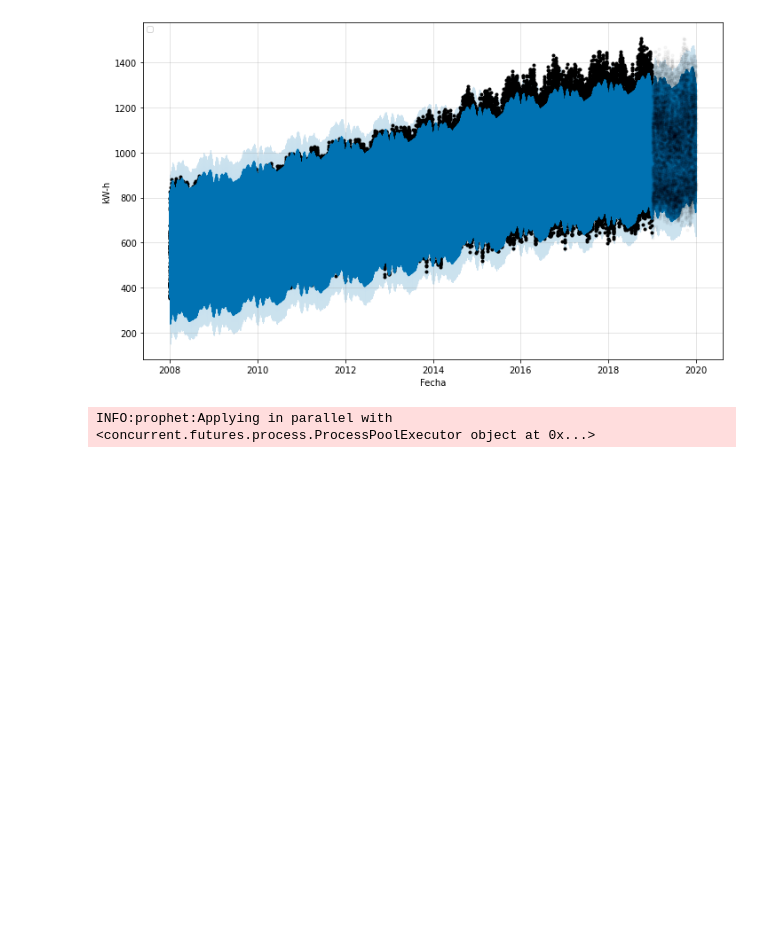
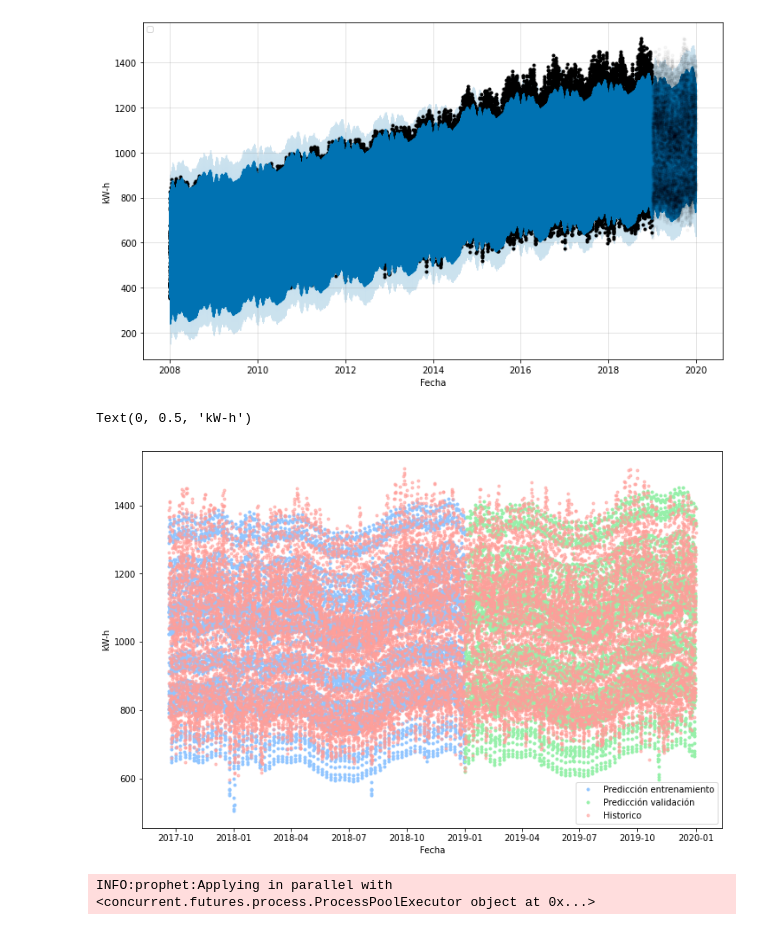
Before and after one commit to hochkofler/Master_big_data, a Jupyter notebook: TFM.ipynb, the cells around one changed output. Cells and saved outputs as stored; diff of their text form; code cells hidden in the pictures; blank space fills up the shorter version.

```diff
--- a/TFM.ipynb
+++ b/TFM.ipynb
@@ -56,15 +83,21 @@ warnings.filterwarnings('ignore')
 # %%
 #uploaded = files.upload()
 # %%
-df_raw = pd.read_csv('/content/drive/MyDrive/datos 010108 a 140521.csv',
-                     index_col=0, header = 0, parse_dates = True,
-                     names=['PUNTO', '1', '2', '3', '4', '5', '6', '7', '8', '9', '10', '11', '12',
-       '13', '14', '15', '16', '17', '18', '19', '20', '21', '22', '23', '24',
+df_raw = pd.read_csv('/content/drive/MyDrive/datos'+
+                     ' 010108 a 140521.csv',
+                     index_col=0, header = 0,parse_dates=True,
+                     names=['PUNTO', '1', '2', '3', '4', '5',
+                            '6','7','8', '9', '10', '11','12',
+       '13', '14', '15', '16', '17', '18', '19', '20', '21',
+        '22', '23', '24',
        'FECHA'])
 # %%
 df_raw = df_raw.melt(id_vars=['FECHA', 'PUNTO'],
-            value_vars=['1', '2', '3', '4', '5', '6', '7', '8', '9', '10', '11', '12',
-       '13', '14', '15', '16', '17', '18', '19', '20', '21', '22', '23', '24'],var_name = 'HORA', value_name = 'KWH')
+            value_vars=['1', '2', '3', '4', '5', '6', '7',
+                        '8', '9', '10', '11', '12',
+       '13', '14', '15', '16', '17', '18', '19', '20',
+       '21', '22', '23', '24'],var_name = 'HORA',
+        value_name = 'KWH')
 # %%
 df_raw = df_raw.astype({'HORA': 'int32'})
 # %%
@@ -123,12 +156,17 @@ replace_values = {'C. NO REGULADOS': 'OTROS',
  'DELAPAZ - San Buenaventura': 'LA PAZ',
  'ELFEC - Chimoré - Carrasco': 'COCHABAMBA'}
 # %%
-df_raw['DEPARTAMENTO'] = df_raw.replace({"PUNTO": replace_values})['PUNTO']
+df_raw['DEPARTAMENTO'] = df_raw.replace({"PUNTO":
+                          replace_values})['PUNTO']
 # %%
 replace_values_zonas = {'SANTA CRUZ':'ORIENTE',
-                        'LA PAZ':'OCCIDENTE', 'COCHABAMBA':'CENTRO',
-                        'ORURO':'OCCIDENTE', 'SUCRE':'CENTRO', 'POTOSI':'OCCIDENTE',
-       'OTROS':'CENTRO', 'TARIJA':'CENTRO', 'BENI':'ORIENTE'}
+                        'LA PAZ':'OCCIDENTE',
+                        'COCHABAMBA':'CENTRO',
+                        'ORURO':'OCCIDENTE',
+                        'SUCRE':'CENTRO',
+                        'POTOSI':'OCCIDENTE',
+       'OTROS':'CENTRO', 'TARIJA':'CENTRO',
+       'BENI':'ORIENTE'}
 # %%
 df_raw['ZONA'] = df_raw.replace({"DEPARTAMENTO": \
 replace_values_zonas})['DEPARTAMENTO']
@@ -621,6 +653,21 @@ plt.plot(data_prep[cv_split[-1][1]], 'k.', alpha=0.03)
 WARNING:matplotlib.legend:No handles with labels found to put in legend.
 [<matplotlib.lines.Line2D at 0x...>]
 [figure]
+# %%
+fig = plt.figure(figsize=(12,8))
+plt.plot(data_prep[-20000:-8758].index,
+         model_prophet_prediction_4[-20000:-8758].yhat.values,
+         '.', label = 'Predicción entrenamiento')
+plt.plot(data_prep[-8759:].index,
+         model_prophet_prediction_4[-8759:].yhat.values,
+         '.', label = 'Predicción validación')
+plt.plot(data_prep[-20000:], '.', label ='Historico', alpha=0.6)
+plt.legend()
+plt.xlabel("Fecha")
+plt.ylabel("kW-h")
+# %% [output]
+Text(0, 0.5, 'kW-h')
+[figure, added]
 # %%
 model_prophet_2 = Prophet(
     seasonality_mode = 'multiplicative',
```
Also changed, not shown: parts of 40 cells of this notebook.
